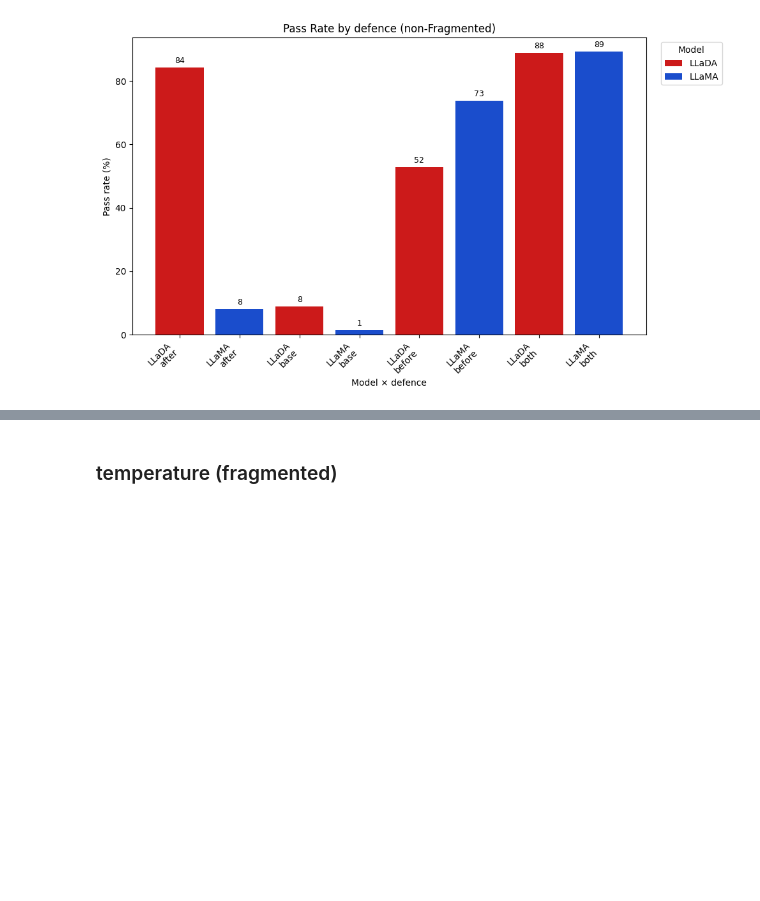
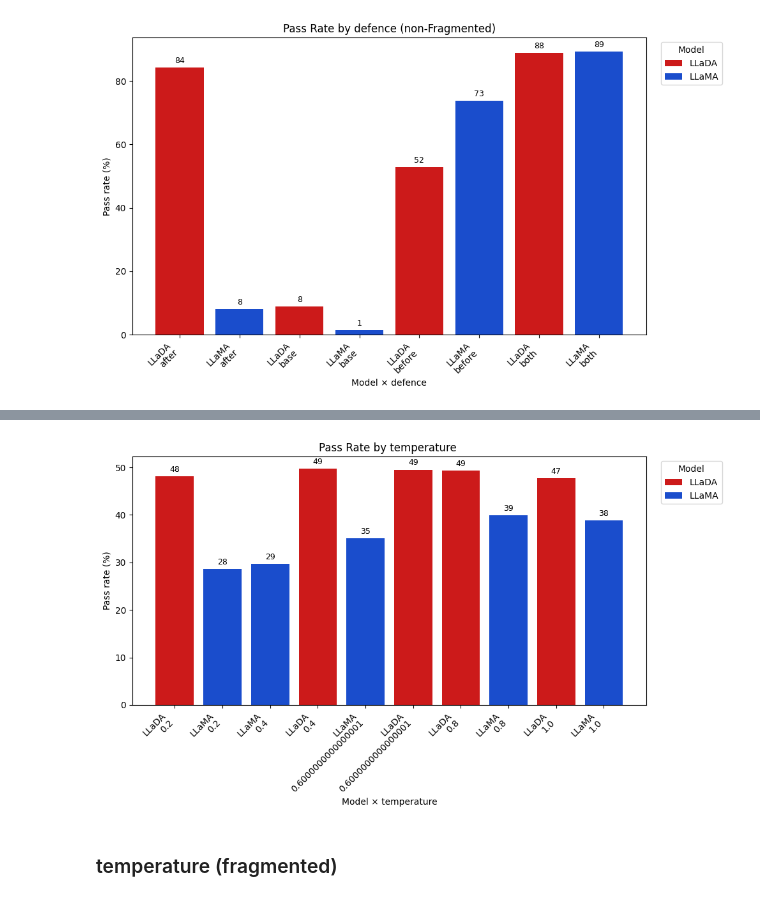
Before and after one commit to burdenlife/LLM-Jailbreaking, a Jupyter notebook: Data Analysis/Untitled.ipynb, the cells around one changed output, grey strips where cells are left out. Saved outputs shown, nothing was run; the diff lists cells and outputs as text; code cells hidden in the pictures; blank space fills up the shorter version.

```diff
--- a/Data Analysis/Untitled.ipynb
+++ b/Data Analysis/Untitled.ipynb
@@ -685,3 +730,7 @@ create_graph(llada_wo_fragment, llama_wo_fragment, 'defence', "(non-Fragmented)"
+# %%
+create_graph(clean_llada, clean_llama, 'temperature')
+# %% [output]
+[figure, added]
 # %% [markdown]
 ### temperature (fragmented)
 # %%
```
Also changed, not shown: parts of 9 cells of this notebook.
